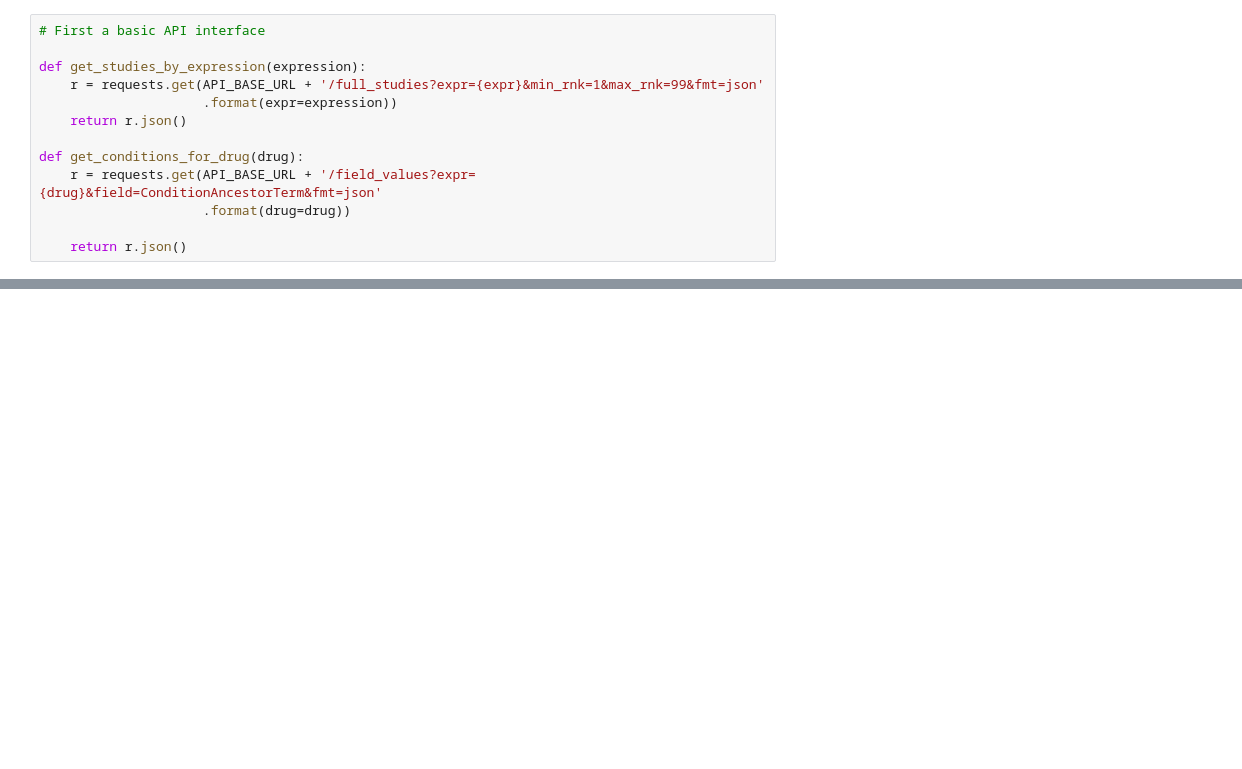
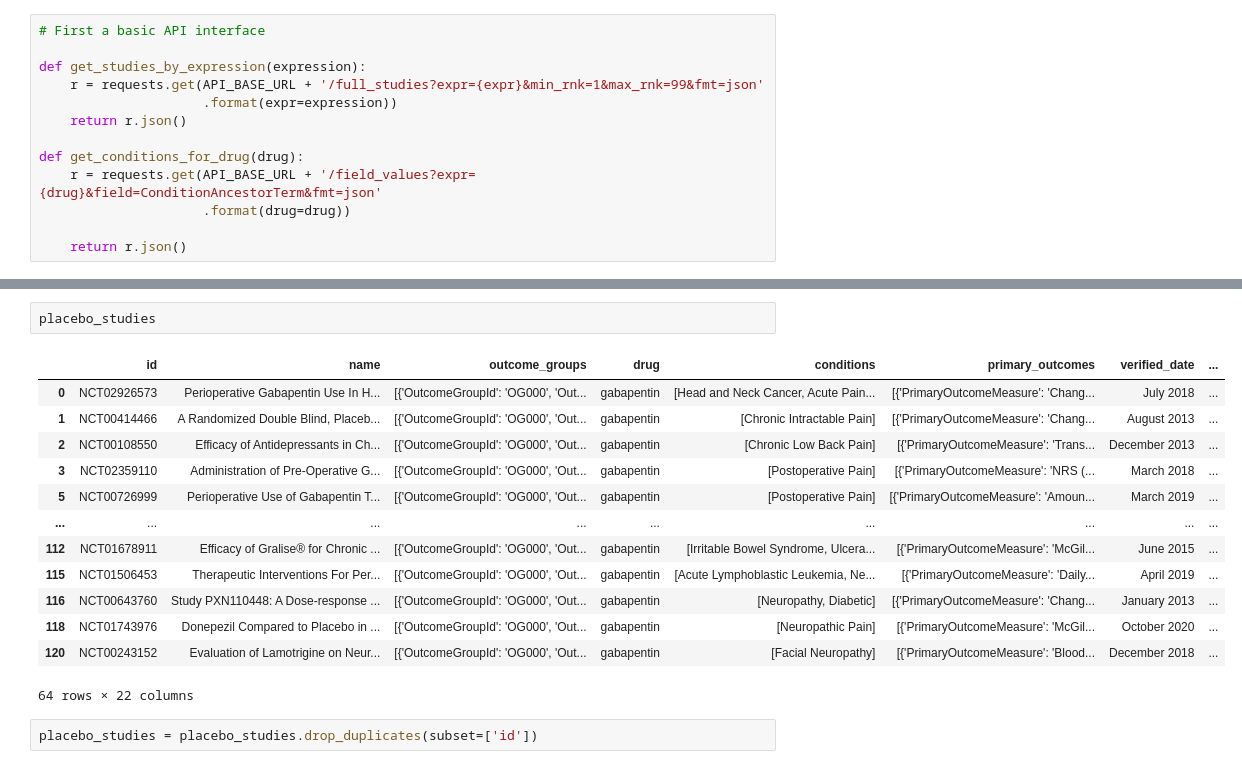
Before and after one commit to porterehunley/drugprocessing, a Jupyter notebook: ClincalTrialsPlayground.ipynb, the cells around one changed output, grey strips where cells are left out. Saved outputs shown, nothing was run; the diff lists cells and outputs as text; blank space fills up the shorter version.

```diff
--- a/ClincalTrialsPlayground.ipynb
+++ b/ClincalTrialsPlayground.ipynb
@@ -41,0 +446,18 @@ def get_conditions_for_drug(drug):
+# %%
+placebo_studies
+# %% [output]
+|  | id | name | outcome_groups | drug | conditions | primary_outcomes | verified_date | ... |
+| 0 | NCT02926573 | Perioperative Gabapentin Use In H... | [{'OutcomeGroupId': 'OG000', 'Out... | gabapentin | [Head and Neck Cancer, Acute Pain... | [{'PrimaryOutcomeMeasure': 'Chang... | July 2018 | ... |
+| 1 | NCT00414466 | A Randomized Double Blind, Placeb... | [{'OutcomeGroupId': 'OG000', 'Out... | gabapentin | [Chronic Intractable Pain] | [{'PrimaryOutcomeMeasure': 'Chang... | August 2013 | ... |
+| 2 | NCT00108550 | Efficacy of Antidepressants in Ch... | [{'OutcomeGroupId': 'OG000', 'Out... | gabapentin | [Chronic Low Back Pain] | [{'PrimaryOutcomeMeasure': 'Trans... | December 2013 | ... |
+| 3 | NCT02359110 | Administration of Pre-Operative G... | [{'OutcomeGroupId': 'OG000', 'Out... | gabapentin | [Postoperative Pain] | [{'PrimaryOutcomeMeasure': 'NRS (... | March 2018 | ... |
+| 5 | NCT00726999 | Perioperative Use of Gabapentin T... | [{'OutcomeGroupId': 'OG000', 'Out... | gabapentin | [Postoperative Pain] | [{'PrimaryOutcomeMeasure': 'Amoun... | March 2019 | ... |
+| ... | ... | ... | ... | ... | ... | ... | ... | ... |
+| 112 | NCT01678911 | Efficacy of Gralise® for Chronic ... | [{'OutcomeGroupId': 'OG000', 'Out... | gabapentin | [Irritable Bowel Syndrome, Ulcera... | [{'PrimaryOutcomeMeasure': 'McGil... | June 2015 | ... |
+| 115 | NCT01506453 | Therapeutic Interventions For Per... | [{'OutcomeGroupId': 'OG000', 'Out... | gabapentin | [Acute Lymphoblastic Leukemia, Ne... | [{'PrimaryOutcomeMeasure': 'Daily... | April 2019 | ... |
+| 116 | NCT00643760 | Study PXN110448: A Dose-response ... | [{'OutcomeGroupId': 'OG000', 'Out... | gabapentin | [Neuropathy, Diabetic] | [{'PrimaryOutcomeMeasure': 'Chang... | January 2013 | ... |
+| 118 | NCT01743976 | Donepezil Compared to Placebo in ... | [{'OutcomeGroupId': 'OG000', 'Out... | gabapentin | [Neuropathic Pain] | [{'PrimaryOutcomeMeasure': 'McGil... | October 2020 | ... |
+| 120 | NCT00243152 | Evaluation of Lamotrigine on Neur... | [{'OutcomeGroupId': 'OG000', 'Out... | gabapentin | [Facial Neuropathy] | [{'PrimaryOutcomeMeasure': 'Blood... | December 2018 | ... |
+64 rows × 22 columns
+# %%
+placebo_studies = placebo_studies.drop_duplicates(subset=['id'])
```
Also changed, not shown: parts of 32 cells of this notebook.
